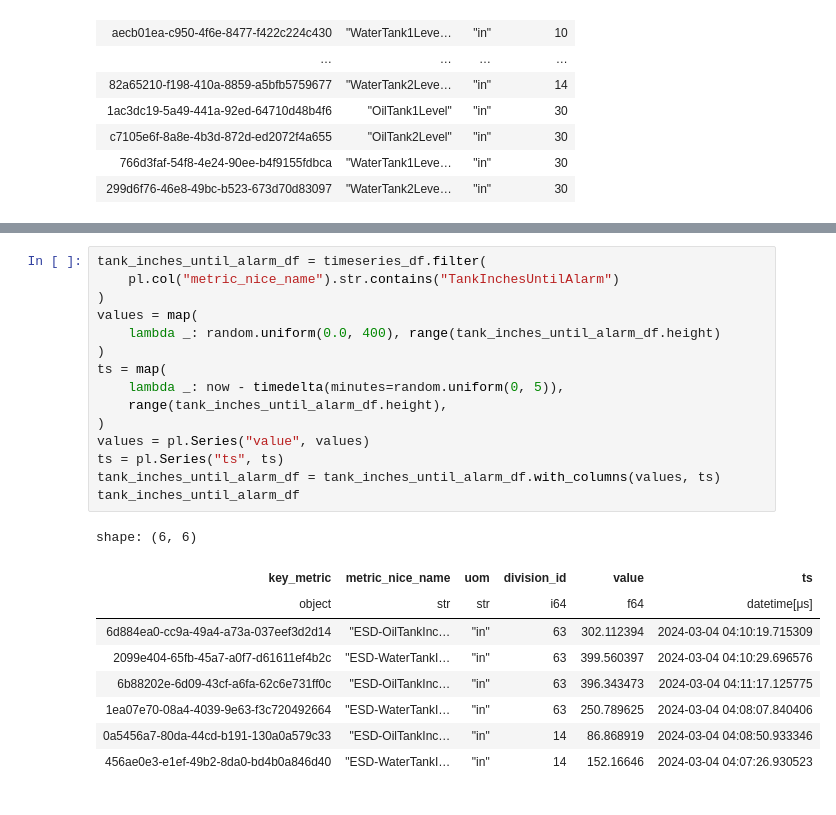
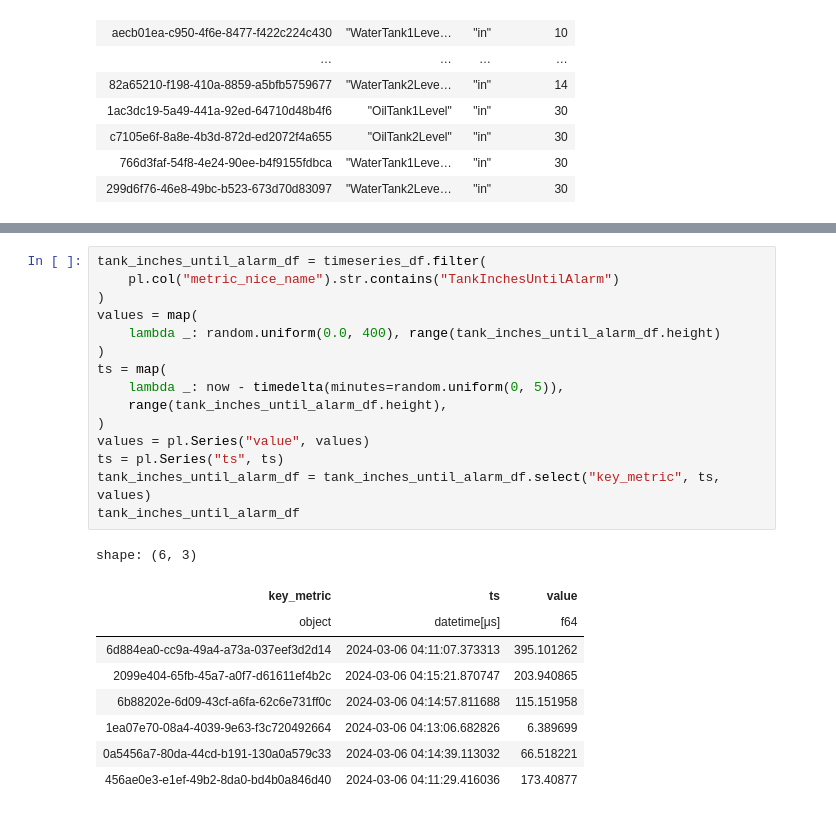
Before and after one commit to WolfEYc/eog_mock, a Jupyter notebook: notebooks/insert_catalog.ipynb, the cells around one changed output, grey strips where cells are left out. Cells and saved outputs as stored; diff of their text form.

```diff
--- a/notebooks/insert_catalog.ipynb
+++ b/notebooks/insert_catalog.ipynb
@@ -224,28 +228,28 @@ shape: (6, 6)
 # %%
 tank_inches_until_alarm_df = timeseries_df.filter(
     pl.col("metric_nice_name").str.contains("TankInchesUntilAlarm")
 )
 values = map(
     lambda _: random.uniform(0.0, 400), range(tank_inches_until_alarm_df.height)
 )
 ts = map(
     lambda _: now - timedelta(minutes=random.uniform(0, 5)),
     range(tank_inches_until_alarm_df.height),
 )
 values = pl.Series("value", values)
 ts = pl.Series("ts", ts)
-tank_inches_until_alarm_df = tank_inches_until_alarm_df.with_columns(values, ts)
+tank_inches_until_alarm_df = tank_inches_until_alarm_df.select("key_metric", ts, values)
 tank_inches_until_alarm_df
 # %% [output]
-shape: (6, 6)
+shape: (6, 3)
-| key_metric | metric_nice_name | uom | division_id | value | ts |
-| object | str | str | i64 | f64 | datetime[μs] |
-| 6d884ea0-cc9a-49a4-a73a-037eef3d2d14 | "ESD-OilTankInc… | "in" | 63 | 302.112394 | 2024-03-04 04:10:19.715309 |
-| 2099e404-65fb-45a7-a0f7-d61611ef4b2c | "ESD-WaterTankI… | "in" | 63 | 399.560397 | 2024-03-04 04:10:29.696576 |
-| 6b88202e-6d09-43cf-a6fa-62c6e731ff0c | "ESD-OilTankInc… | "in" | 63 | 396.343473 | 2024-03-04 04:11:17.125775 |
-| 1ea07e70-08a4-4039-9e63-f3c720492664 | "ESD-WaterTankI… | "in" | 63 | 250.789625 | 2024-03-04 04:08:07.840406 |
-| 0a5456a7-80da-44cd-b191-130a0a579c33 | "ESD-OilTankInc… | "in" | 14 | 86.868919 | 2024-03-04 04:08:50.933346 |
-| 456ae0e3-e1ef-49b2-8da0-bd4b0a846d40 | "ESD-WaterTankI… | "in" | 14 | 152.16646 | 2024-03-04 04:07:26.930523 |
+| key_metric | ts | value |
+| object | datetime[μs] | f64 |
+| 6d884ea0-cc9a-49a4-a73a-037eef3d2d14 | 2024-03-06 04:11:07.373313 | 395.101262 |
+| 2099e404-65fb-45a7-a0f7-d61611ef4b2c | 2024-03-06 04:15:21.870747 | 203.940865 |
+| 6b88202e-6d09-43cf-a6fa-62c6e731ff0c | 2024-03-06 04:14:57.811688 | 115.151958 |
+| 1ea07e70-08a4-4039-9e63-f3c720492664 | 2024-03-06 04:13:06.682826 | 6.389699 |
+| 0a5456a7-80da-44cd-b191-130a0a579c33 | 2024-03-06 04:14:39.113032 | 66.518221 |
+| 456ae0e3-e1ef-49b2-8da0-bd4b0a846d40 | 2024-03-06 04:11:29.416036 | 173.40877 |
 # %%
 tank_inches_to_esd = timeseries_df.filter(
     pl.col("metric_nice_name").str.contains("InchesToESD")
```
Also changed, not shown: parts of 14 cells of this notebook, 2 other files.
